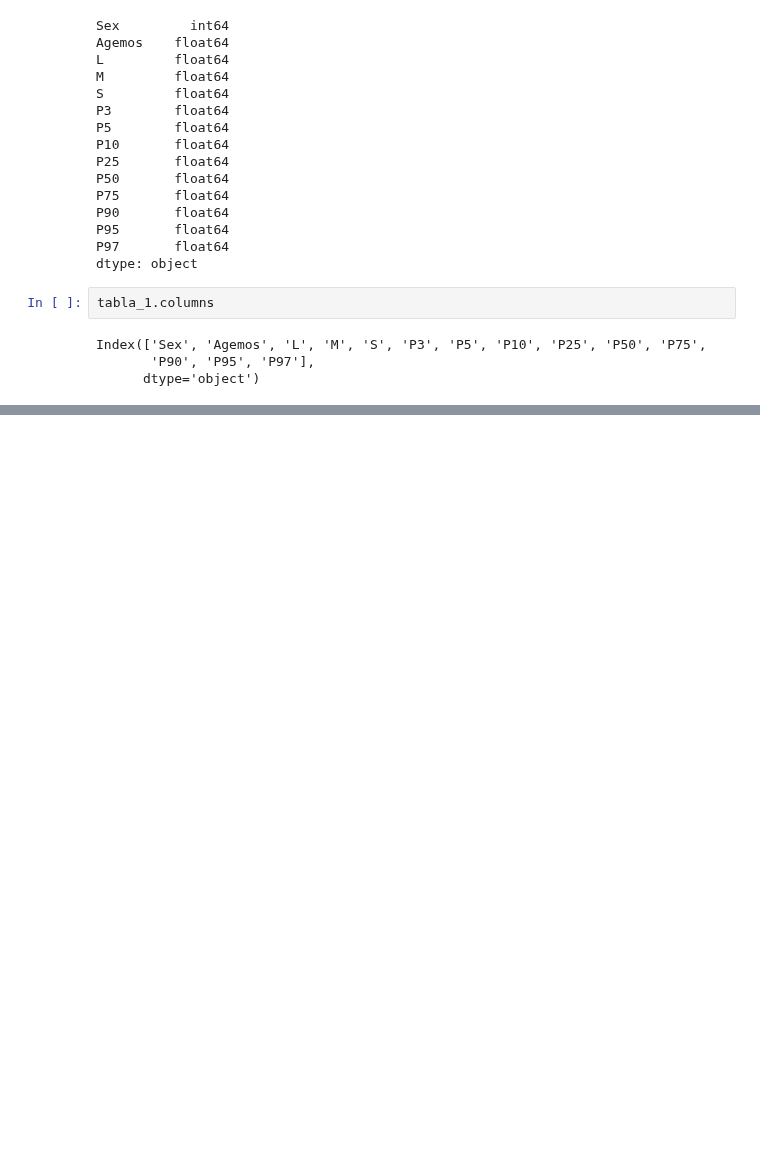
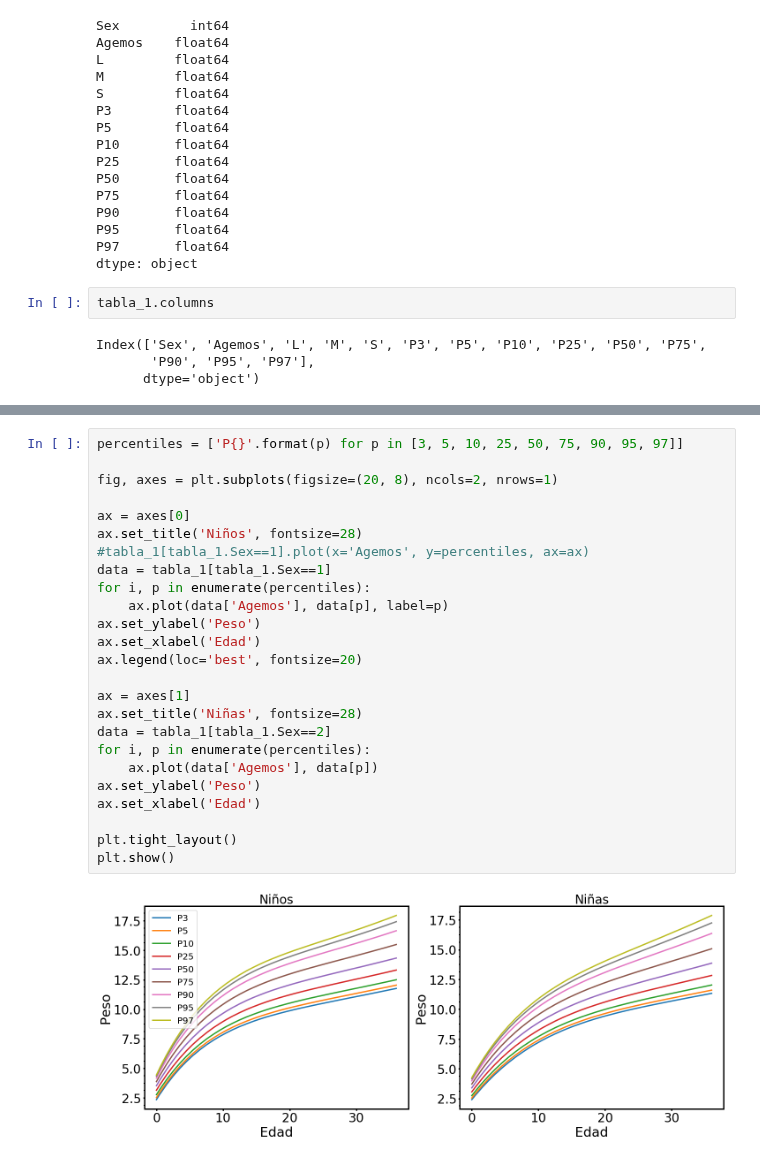
Before and after one commit to lvc0107/diplodatos, a Jupyter notebook: AnalisisyCuracion/notebooks/Ejercicio-tablas.ipynb, the cells around one changed output, grey strips where cells are left out. Cells and saved outputs as stored; diff of their text form; blank space fills up the shorter version.

Commit message:
Agrego ejercicio de tablas de peso

```diff
--- a/AnalisisyCuracion/notebooks/Ejercicio-tablas.ipynb
+++ b/AnalisisyCuracion/notebooks/Ejercicio-tablas.ipynb
@@ -57,0 +89,27 @@ filtrado.plot(x='Agemos', y='P3');
+# %%
+percentiles = ['P{}'.format(p) for p in [3, 5, 10, 25, 50, 75, 90, 95, 97]]
+
+fig, axes = plt.subplots(figsize=(20, 8), ncols=2, nrows=1)
+
+ax = axes[0]
+ax.set_title('Niños', fontsize=28)
+#tabla_1[tabla_1.Sex==1].plot(x='Agemos', y=percentiles, ax=ax)
+data = tabla_1[tabla_1.Sex==1]
+for i, p in enumerate(percentiles):
+    ax.plot(data['Agemos'], data[p], label=p)
+ax.set_ylabel('Peso')
+ax.set_xlabel('Edad')
+ax.legend(loc='best', fontsize=20)
+
+ax = axes[1]
+ax.set_title('Niñas', fontsize=28)
+data = tabla_1[tabla_1.Sex==2]
+for i, p in enumerate(percentiles):
+    ax.plot(data['Agemos'], data[p])
+ax.set_ylabel('Peso')
+ax.set_xlabel('Edad')
+
+plt.tight_layout()
+plt.show()
+# %% [output]
+[figure, added]
```
Also changed, not shown: parts of 3 cells of this notebook.
